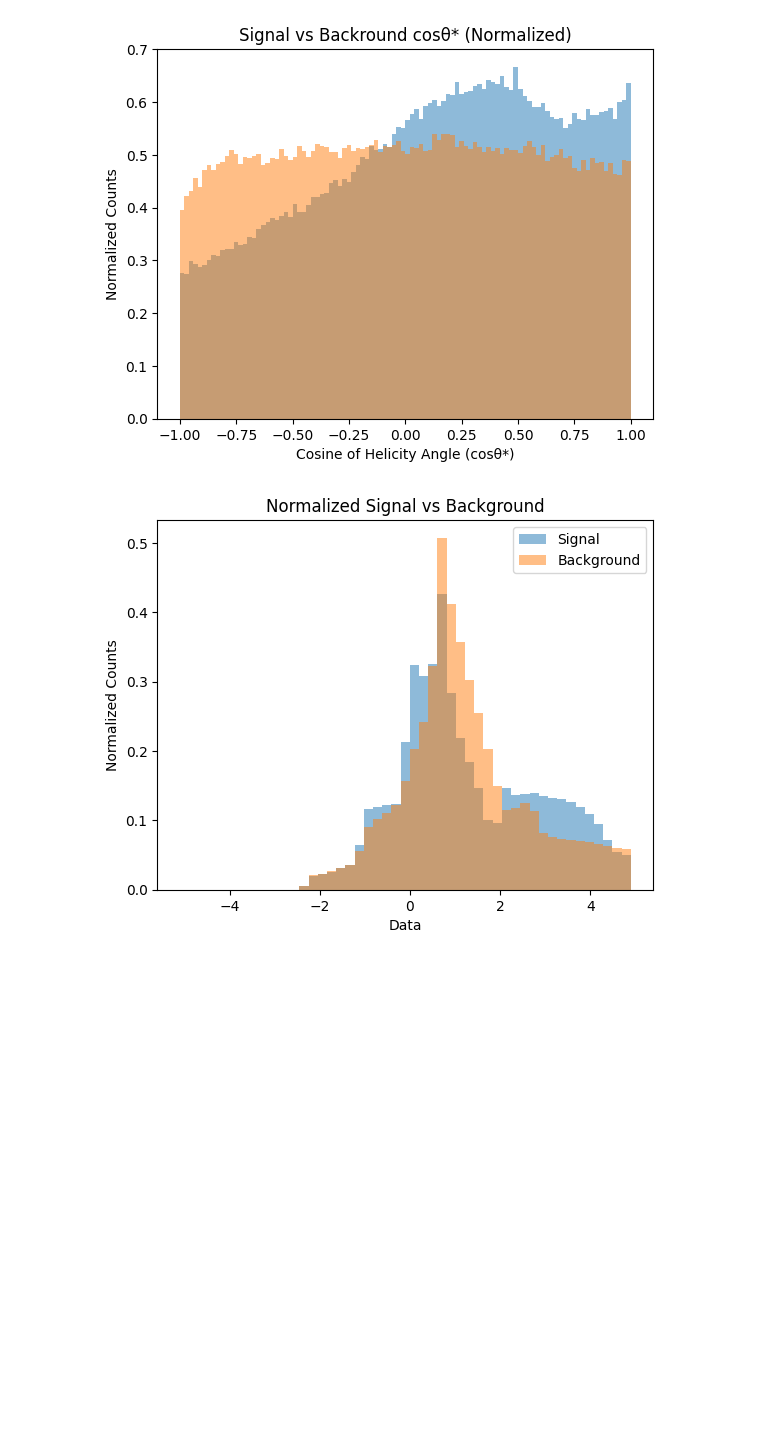
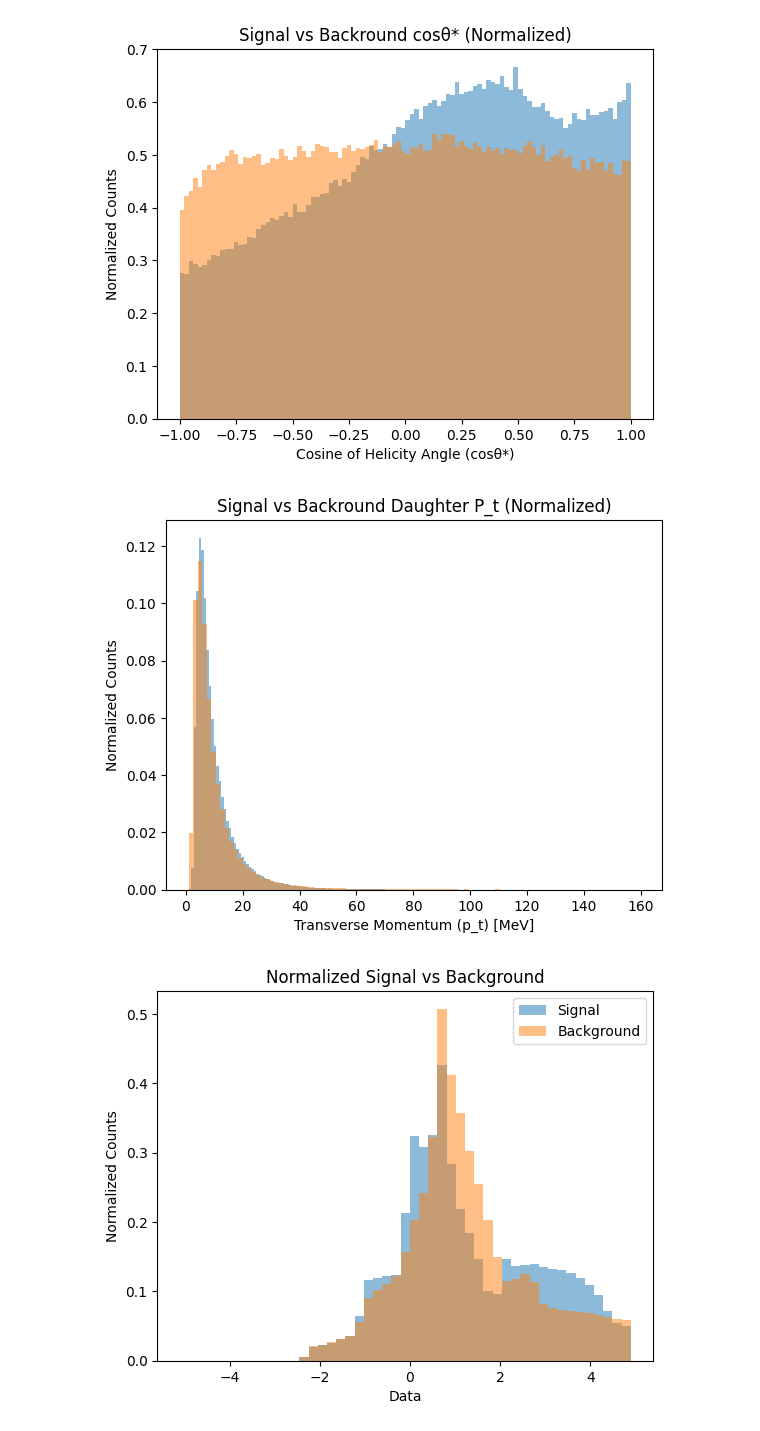
Before and after one commit to GitGup/ATLAS_DNN, a Jupyter notebook: MC_DNN.ipynb, the cells around one changed output. Drawn from its saved outputs; the diff is of its cells as text; code cells hidden in the pictures; blank space fills up the shorter version.

```diff
--- a/MC_DNN.ipynb
+++ b/MC_DNN.ipynb
@@ -551,6 +552,23 @@ plt.show()
 [figure]
 [figure]
 [figure]
+# %%
+counts, bins, _ = plt.hist(X_train1["daughter_pt1"], bins=100)
+counts2, bins2, _ = plt.hist(X_train2["daughter_pt1"], bins=100)
+# Normalize the histogram using the formula
+density = counts / (sum(counts) * np.diff(bins))
+density2 = counts2 / (sum(counts2) * np.diff(bins2))
+
+# Plot the normalized histogram
+plt.clf()
+plt.bar(bins[:-1], density, width=np.diff(bins), align='edge', alpha=0.5)
+plt.bar(bins2[:-1], density2, width=np.diff(bins2), align='edge', alpha=0.5)
+plt.title("Signal vs Backround Daughter P_t (Normalized)")
+plt.xlabel("Transverse Momentum (p_t) [MeV]")
+plt.ylabel("Normalized Counts")
+plt.show()
+# %% [output]
+[figure, added]
 # %%
 #counts, bins, _ = plt.hist(X_train1, bins=20)
 bins = np.linspace(-5, 5, 50)
```
Also changed, not shown: parts of 14 cells of this notebook.
